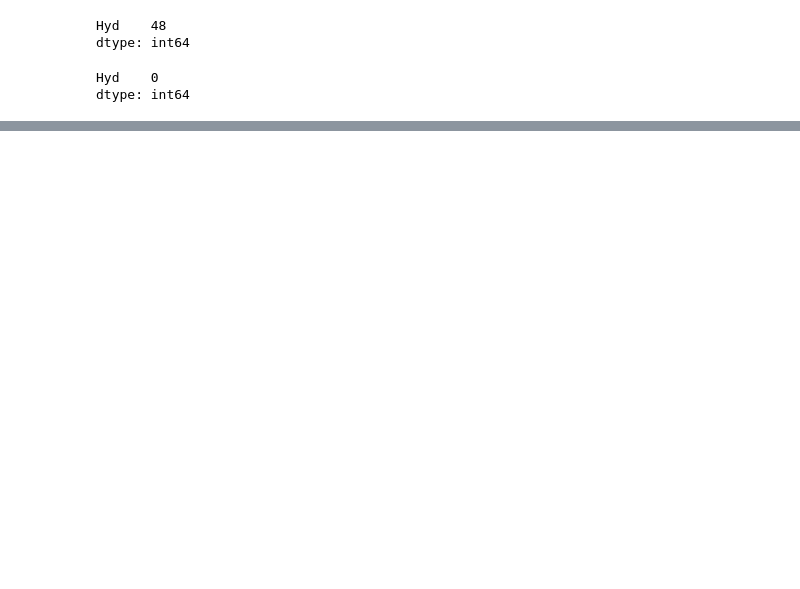
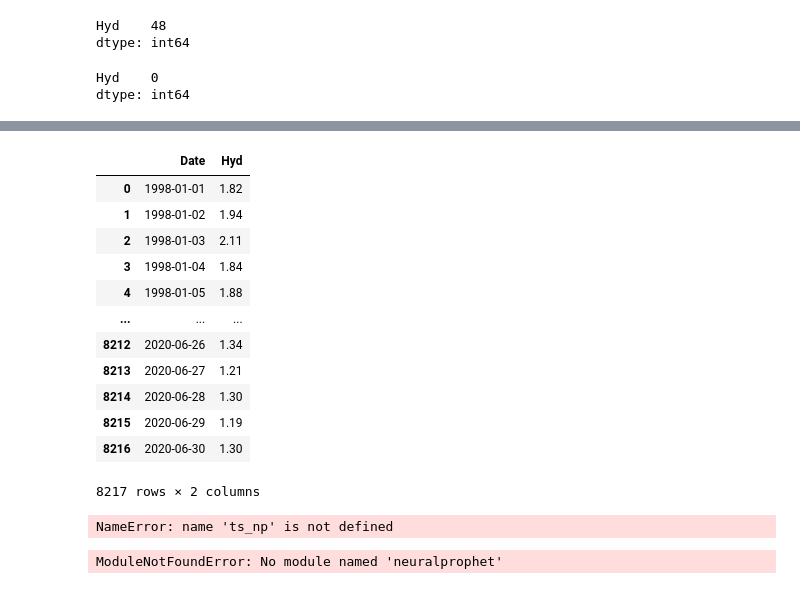
Before and after one commit to 4GeeksAcademy/series_temporales_ErikCaly, a Jupyter notebook: src/explore.ipynb, the cells around one changed output, grey strips where cells are left out. Saved outputs shown, nothing was run; the diff lists cells and outputs as text; code cells hidden in the pictures; blank space fills up the shorter version.

```diff
--- a/src/explore.ipynb
+++ b/src/explore.ipynb
@@ -160,0 +274,38 @@ dtype: float64
+# %%
+ts_np = ts.reset_index()
+
+ts_np
+# %% [output]
+|  | Date | Hyd |
+| 0 | 1998-01-01 | 1.82 |
+| 1 | 1998-01-02 | 1.94 |
+| 2 | 1998-01-03 | 2.11 |
+| 3 | 1998-01-04 | 1.84 |
+| 4 | 1998-01-05 | 1.88 |
+| ... | ... | ... |
+| 8212 | 2020-06-26 | 1.34 |
+| 8213 | 2020-06-27 | 1.21 |
+| 8214 | 2020-06-28 | 1.30 |
+| 8215 | 2020-06-29 | 1.19 |
+| 8216 | 2020-06-30 | 1.30 |
+8217 rows × 2 columns
+# %%
+ts_np.rename(columns={'Date':'ds','Hyd':'y'},inplace=True)
+# %% [output]
+NameError: name 'ts_np' is not defined
+# %%
+from neuralprophet import NeuralProphet
+
+m = NeuralProphet()
+
+metrics = m.fit(ts_np,freq="D")
+
+future = m.make_future_dataframe(ts_np,periods=365)
+
+forecast = m.predict(future)
+
+fig_forecast = m.plot(forecast)
+
+plt.show()
+# %% [output]
+ModuleNotFoundError: No module named 'neuralprophet'
```
Also changed, not shown: parts of 11 cells of this notebook, 2 other files.
